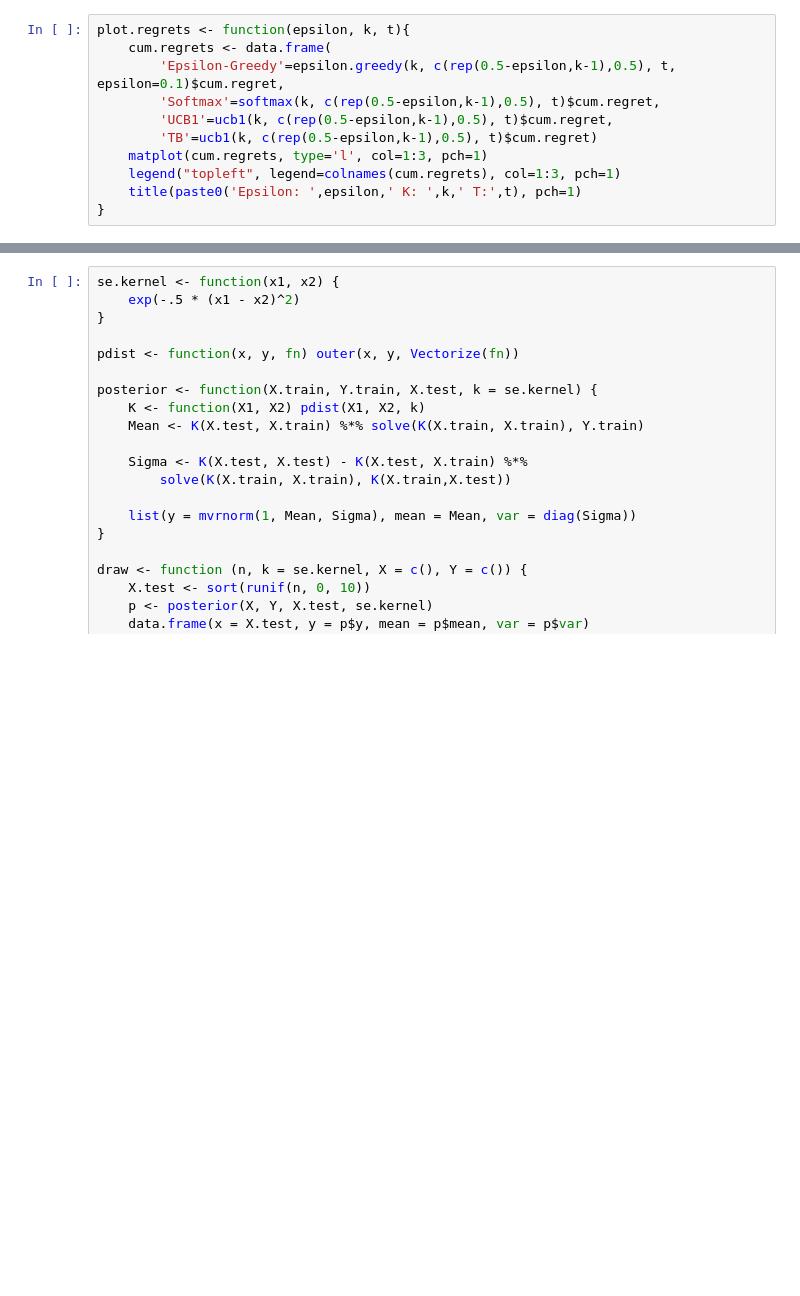
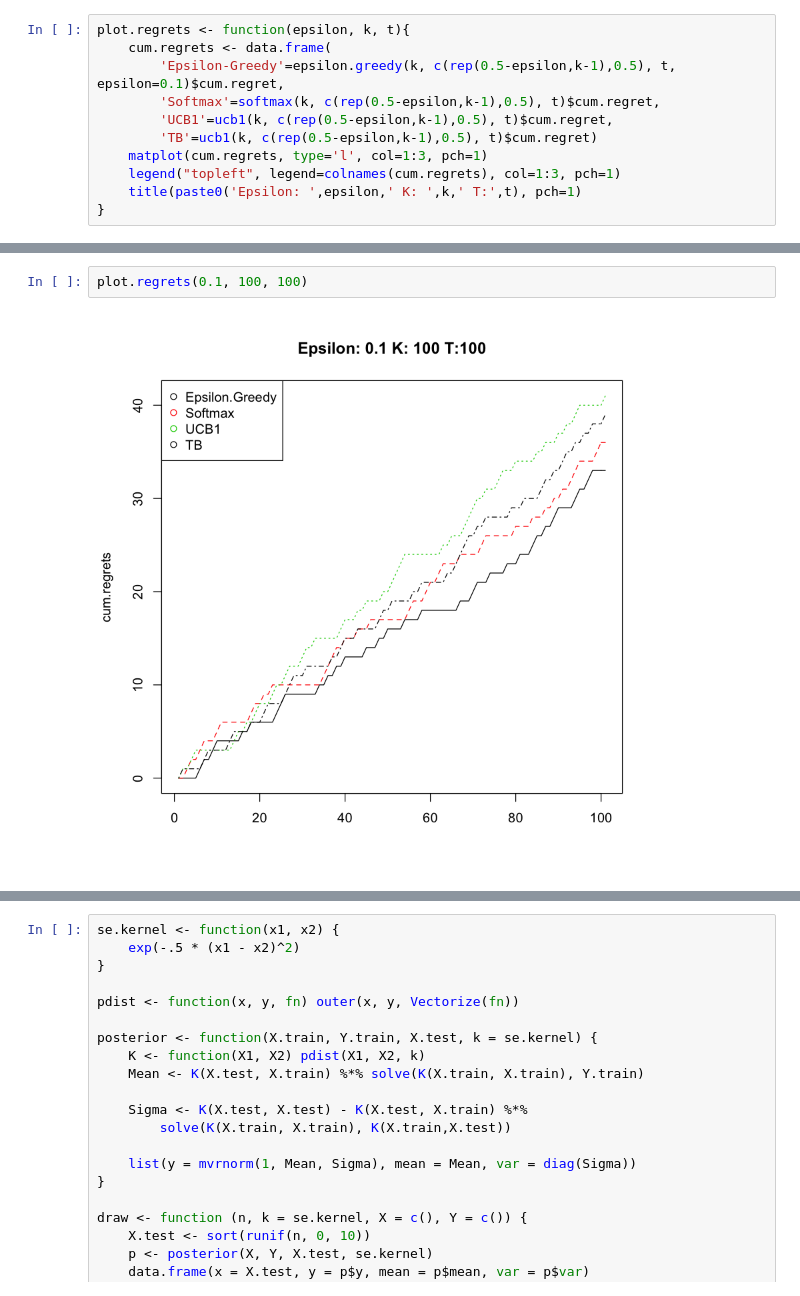
Before and after one commit to Westermann/bayes_opt, a Jupyter notebook: course_homework/plots.ipynb, the cells around one changed output, grey strips where cells are left out. Cells and saved outputs as stored; diff of their text form; blank space fills up the shorter version.

```diff
--- a/course_homework/plots.ipynb
+++ b/course_homework/plots.ipynb
@@ -40,0 +40,4 @@ ERROR: Error in plot.xy(xy, type, ...): invalid plot type
+# %%
+plot.regrets(0.1, 100, 100)
+# %% [output]
+[figure, added]
```
Also changed, not shown: parts of 3 cells of this notebook, 2 other files.
